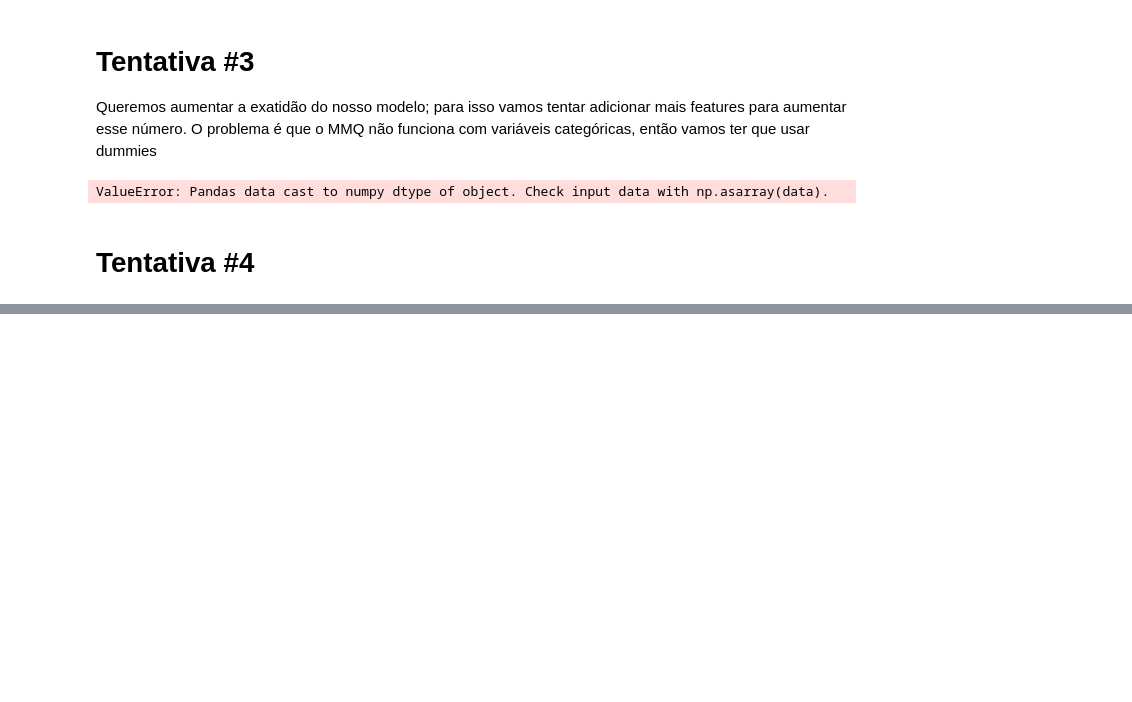
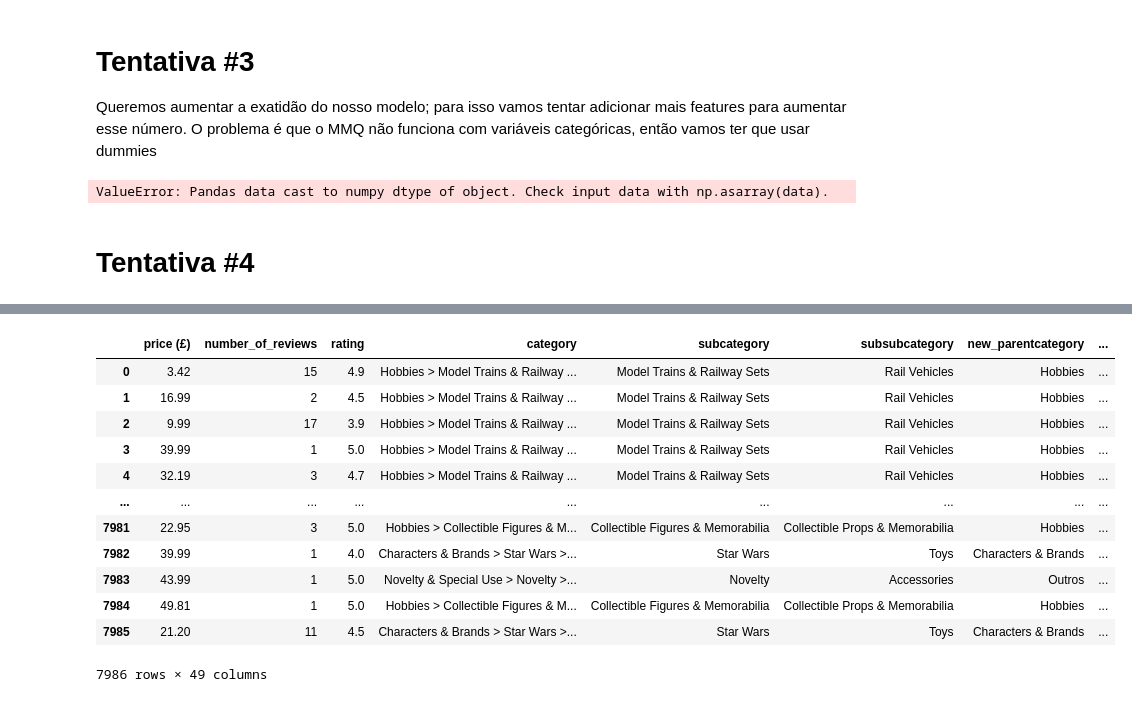
Before and after one commit to betomansur/projeto-2, a Jupyter notebook: Principal.ipynb, the cells around one changed output, grey strips where cells are left out. Cells and saved outputs as stored; diff of their text form; code cells hidden in the pictures; blank space fills up the shorter version.

Commit message:
comecou dummies

```diff
--- a/Principal.ipynb
+++ b/Principal.ipynb
@@ -347,0 +363,16 @@ ValueError: Pandas data cast to numpy dtype of object. Check input data with np.
+# %%
+pd.get_dummies(dados, columns=['parentcategory'])
+# %% [output]
+|  | price (£) | number_of_reviews | rating | category | subcategory | subsubcategory | new_parentcategory | ... |
+| 0 | 3.42 | 15 | 4.9 | Hobbies > Model Trains & Railway ... | Model Trains & Railway Sets | Rail Vehicles | Hobbies | ... |
+| 1 | 16.99 | 2 | 4.5 | Hobbies > Model Trains & Railway ... | Model Trains & Railway Sets | Rail Vehicles | Hobbies | ... |
+| 2 | 9.99 | 17 | 3.9 | Hobbies > Model Trains & Railway ... | Model Trains & Railway Sets | Rail Vehicles | Hobbies | ... |
+| 3 | 39.99 | 1 | 5.0 | Hobbies > Model Trains & Railway ... | Model Trains & Railway Sets | Rail Vehicles | Hobbies | ... |
+| 4 | 32.19 | 3 | 4.7 | Hobbies > Model Trains & Railway ... | Model Trains & Railway Sets | Rail Vehicles | Hobbies | ... |
+| ... | ... | ... | ... | ... | ... | ... | ... | ... |
+| 7981 | 22.95 | 3 | 5.0 | Hobbies > Collectible Figures & M... | Collectible Figures & Memorabilia | Collectible Props & Memorabilia | Hobbies | ... |
+| 7982 | 39.99 | 1 | 4.0 | Characters & Brands > Star Wars >... | Star Wars | Toys | Characters & Brands | ... |
+| 7983 | 43.99 | 1 | 5.0 | Novelty & Special Use > Novelty >... | Novelty | Accessories | Outros | ... |
+| 7984 | 49.81 | 1 | 5.0 | Hobbies > Collectible Figures & M... | Collectible Figures & Memorabilia | Collectible Props & Memorabilia | Hobbies | ... |
+| 7985 | 21.20 | 11 | 4.5 | Characters & Brands > Star Wars >... | Star Wars | Toys | Characters & Brands | ... |
+7986 rows × 49 columns
```
Also changed, not shown: parts of 6 cells of this notebook.
